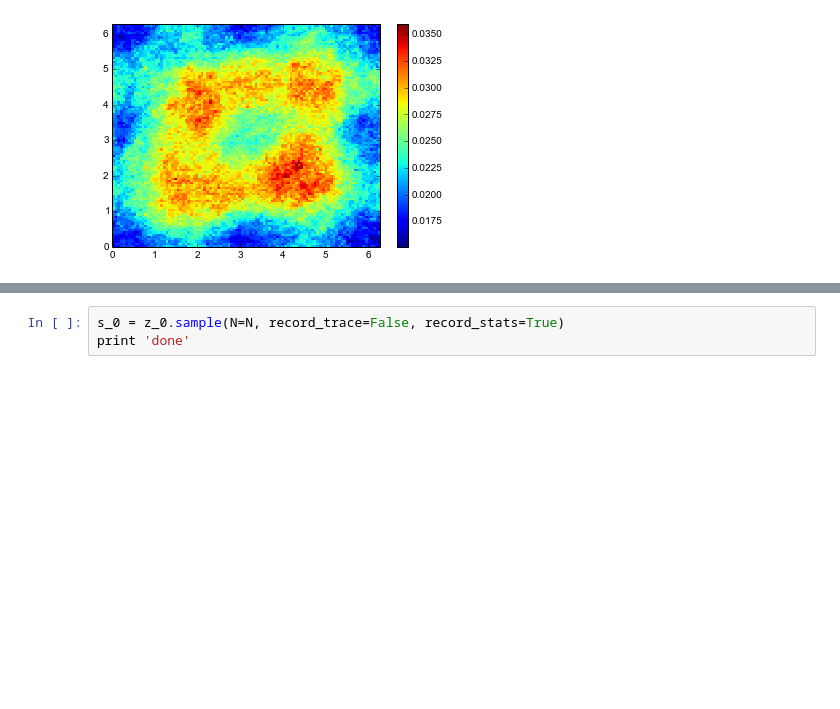
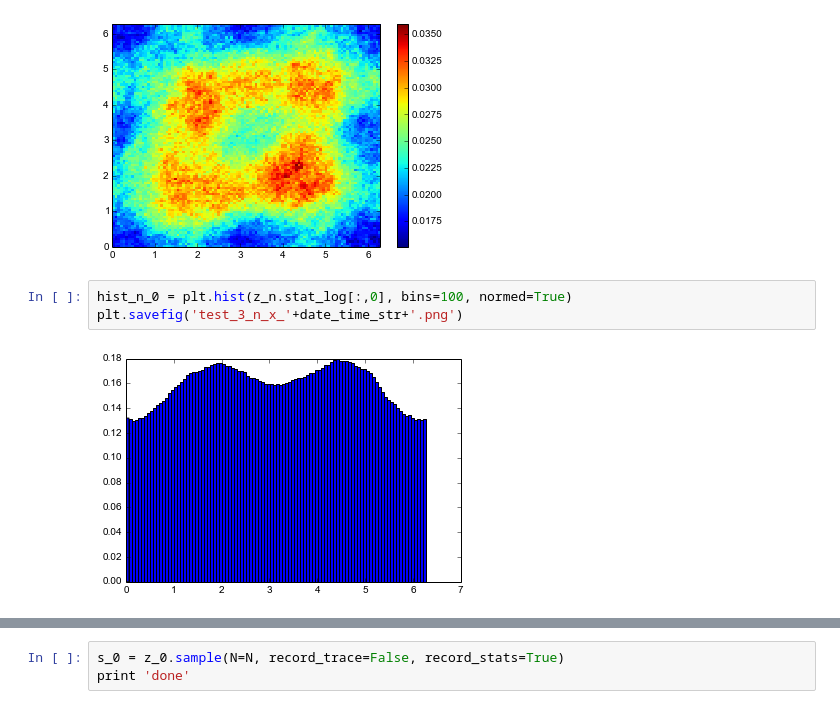
Before and after one commit to Danie1Johnson/research, a Jupyter notebook: BGMRBM test 3.ipynb, the cells around one changed output, grey strips where cells are left out. Cells and saved outputs as stored; diff of their text form; blank space fills up the shorter version.

```diff
--- a/BGMRBM test 3.ipynb
+++ b/BGMRBM test 3.ipynb
@@ -83,3 +83,8 @@ plt.colorbar()
 # %% [output]
 <matplotlib.colorbar.Colorbar instance at 0x...>
 [figure]
+# %%
+hist_n_0 = plt.hist(z_n.stat_log[:,0], bins=100, normed=True)
+plt.savefig('test_3_n_x_'+date_time_str+'.png')
+# %% [output]
+[figure, added]
```
Also changed, not shown: parts of 8 cells of this notebook, 5 other files.
